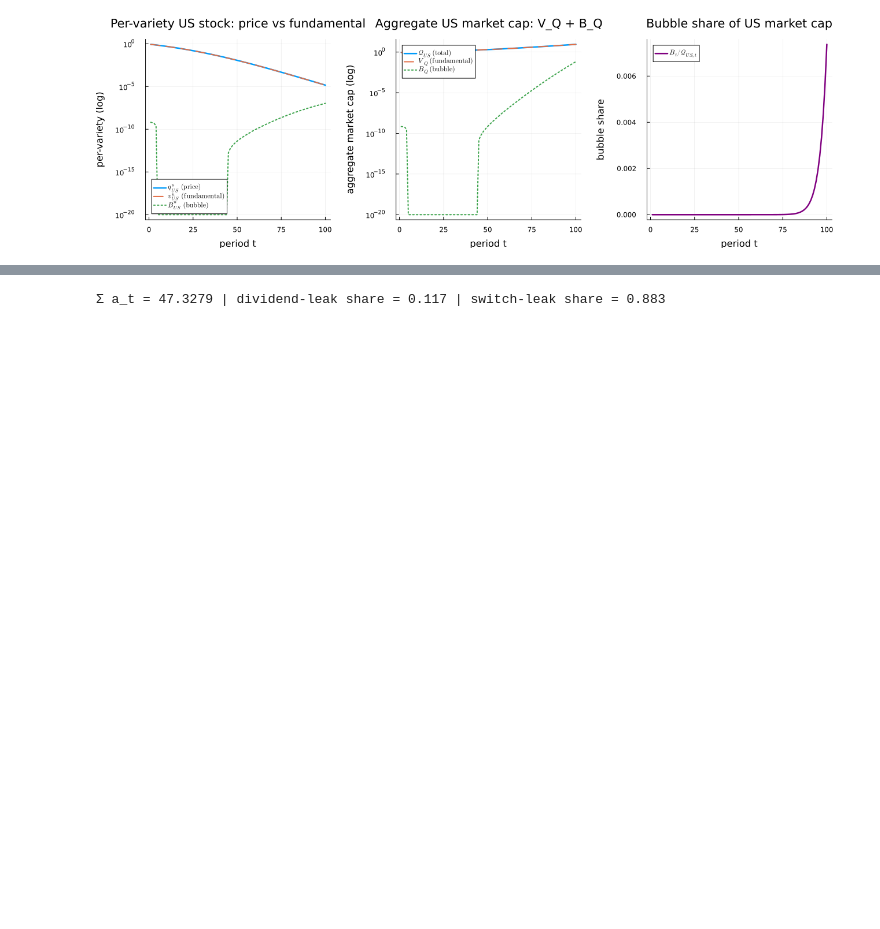
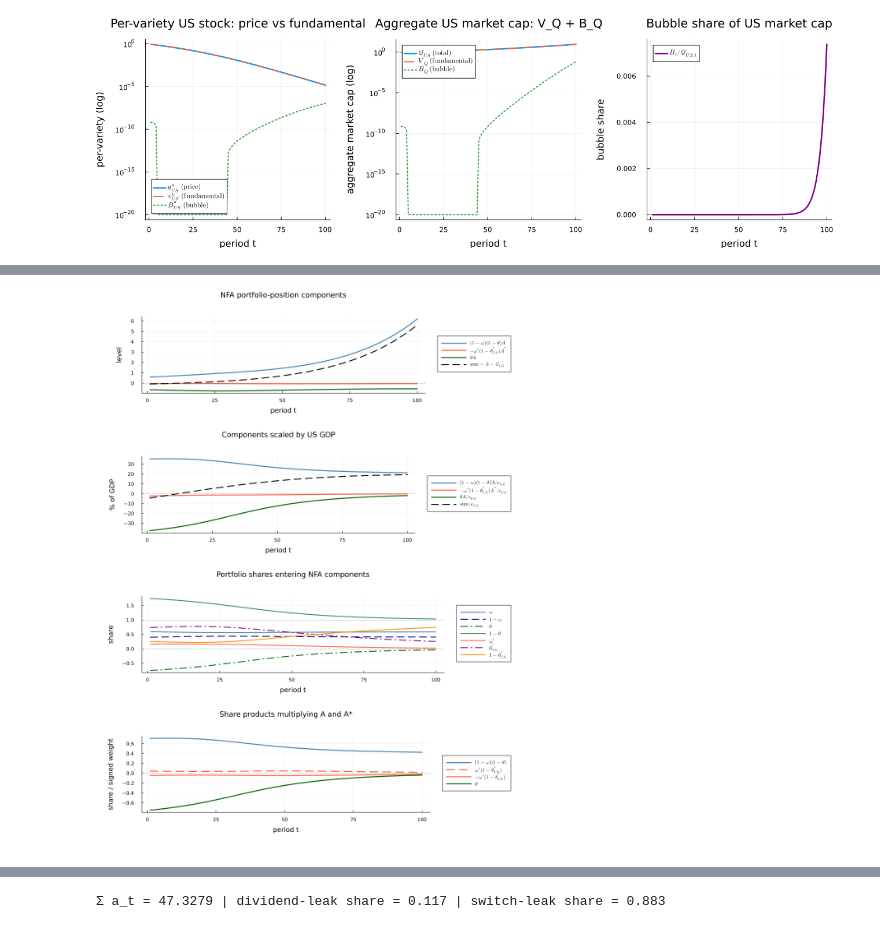
Before and after one commit to Cheng-Jipeng/Open_HKT, a Jupyter notebook: 06_v9_nfa_decomposition.ipynb, the cells around one changed output, grey strips where cells are left out. Cells and saved outputs as stored; diff of their text form; code cells hidden in the pictures; blank space fills up the shorter version.

```diff
--- a/06_v9_nfa_decomposition.ipynb
+++ b/06_v9_nfa_decomposition.ipynb
@@ -114,0 +121,87 @@ fig_decomp = plot(fp1, fp2, fp3, layout=(1,3), size=(1300, 400), margin=5Plots.m
+# %%
+nfa_home_equity   = [(1 - s.ω) * (1 - s.θ) * s.A for s in result.u_path]
+nfa_foreign_equity = [-s.ω_star * (1 - s.θ_US_star) * s.A_star for s in result.u_path]
+nfa_us_bond       = [s.θ * s.A for s in result.u_path]
+nfa_position_sum  = nfa_home_equity .+ nfa_foreign_equity .+ nfa_us_bond
+
+portfolio_ω         = [s.ω for s in result.u_path]
+portfolio_ω_star    = [s.ω_star for s in result.u_path]
+portfolio_θ         = [s.θ for s in result.u_path]
+portfolio_θ_US_star = [s.θ_US_star for s in result.u_path]
+share_US_equity     = 1 .- portfolio_ω
+share_US_nonbond    = 1 .- portfolio_θ
+share_W_US_equity   = portfolio_ω_star
+share_W_nonbond     = 1 .- portfolio_θ_US_star
+
+nfa_home_equity_weight    = share_US_equity .* share_US_nonbond
+nfa_foreign_equity_weight = share_W_US_equity .* share_W_nonbond
+nfa_us_bond_weight        = portfolio_θ
+
+position_err = maximum(abs.(nfa_position_sum .- nf.NFA))
+@printf("Portfolio-position NFA components  max|sum components − (A−Q_US)| = %.2e\n", position_err)
+@printf("Portfolio shares  ω*: %.4f→%.4f | 1−θ_US*: %.4f→%.4f | θ: %.4f→%.4f\n",
+        portfolio_ω_star[1], portfolio_ω_star[end], share_W_nonbond[1], share_W_nonbond[end],
+        portfolio_θ[1], portfolio_θ[end])
+
+cp1 = plot(tt, nfa_home_equity, lw=2.4, lc=:steelblue,
+           label=L"(1-\omega)(1-\theta)A",
+           xlabel="period t", ylabel="level",
+           title="NFA portfolio-position components", legend=:outerright,
+           titlefontsize=12, left_margin=12Plots.mm, bottom_margin=8Plots.mm)
+plot!(cp1, tt, nfa_foreign_equity, lw=2.4, lc=:tomato,
+      label=L"-\omega^*(1-\theta_{US}^*)A^*")
+plot!(cp1, tt, nfa_us_bond, lw=2.4, lc=:darkgreen,
+      label=L"\theta A")
+plot!(cp1, tt, nfa_position_sum, lw=2.2, lc=:black, ls=:dash,
+      label=L"\mathrm{sum}=A-\mathcal{Q}_{US}")
+hline!(cp1, [0.0], lc=:gray, ls=:dot, label="")
+
+cp2 = plot(tt, nfa_home_equity ./ e_u .* 100, lw=2.4, lc=:steelblue,
+           label=L"(1-\omega)(1-\theta)A/e_{US}",
+           xlabel="period t", ylabel="% of GDP",
+           title="Components scaled by US GDP", legend=:outerright,
+           titlefontsize=12, left_margin=12Plots.mm, bottom_margin=8Plots.mm)
+plot!(cp2, tt, nfa_foreign_equity ./ e_u .* 100, lw=2.4, lc=:tomato,
+      label=L"-\omega^*(1-\theta_{US}^*)A^*/e_{US}")
+plot!(cp2, tt, nfa_us_bond ./ e_u .* 100, lw=2.4, lc=:darkgreen,
+      label=L"\theta A/e_{US}")
+plot!(cp2, tt, nfa_position_sum ./ e_u .* 100, lw=2.2, lc=:black, ls=:dash,
+      label=L"\mathrm{sum}/e_{US}")
+hline!(cp2, [0.0], lc=:gray, ls=:dot, label="")
+
+cp3 = plot(tt, portfolio_ω, lw=2.1, lc=:steelblue,
+           label=L"\omega",
+           xlabel="period t", ylabel="share",
+           title="Portfolio shares entering NFA components", legend=:outerright,
+           titlefontsize=12, left_margin=12Plots.mm, bottom_margin=8Plots.mm)
+plot!(cp3, tt, share_US_equity, lw=2.1, lc=:navy, ls=:dash,
+      label=L"1-\omega")
+plot!(cp3, tt, portfolio_θ, lw=2.1, lc=:darkgreen, ls=:dashdot,
+      label=L"\theta")
+plot!(cp3, tt, share_US_nonbond, lw=2.1, lc=:seagreen,
+      label=L"1-\theta")
+plot!(cp3, tt, portfolio_ω_star, lw=2.1, lc=:tomato,
+      label=L"\omega^*")
+plot!(cp3, tt, portfolio_θ_US_star, lw=2.1, lc=:purple, ls=:dashdot,
+      label=L"\theta_{US}^*")
+plot!(cp3, tt, share_W_nonbond, lw=2.1, lc=:darkorange,
+      label=L"1-\theta_{US}^*")
+hline!(cp3, [0.0], lc=:gray, ls=:dot, label="")
+hline!(cp3, [1.0], lc=:gray, ls=:dot, label="")
+
+cp4 = plot(tt, nfa_home_equity_weight, lw=2.4, lc=:steelblue,
+           label=L"(1-\omega)(1-\theta)",
+           xlabel="period t", ylabel="share / signed weight",
+           title="Share products multiplying A and A*", legend=:outerright,
+           titlefontsize=12, left_margin=12Plots.mm, bottom_margin=8Plots.mm)
+plot!(cp4, tt, nfa_foreign_equity_weight, lw=2.4, lc=:tomato, ls=:dash,
+      label=L"\omega^*(1-\theta_{US}^*)")
+plot!(cp4, tt, -nfa_foreign_equity_weight, lw=2.4, lc=:tomato,
+      label=L"-\omega^*(1-\theta_{US}^*)")
+plot!(cp4, tt, nfa_us_bond_weight, lw=2.4, lc=:darkgreen,
+      label=L"\theta")
+hline!(cp4, [0.0], lc=:gray, ls=:dot, label="")
+
+fig_nfa_position_components = plot(cp1, cp2, cp3, cp4, layout=(4,1),
+                                   size=(1050, 1360), margin=8Plots.mm)
+# %% [output]
@@ -115 +210,2 @@ fig_decomp = plot(fp1, fp2, fp3, layout=(1,3), size=(1300, 400), margin=5Plots.m
+[figure, added]
 # %% [markdown]
```
Also changed, not shown: parts of 7 cells of this notebook, 52 other files.
